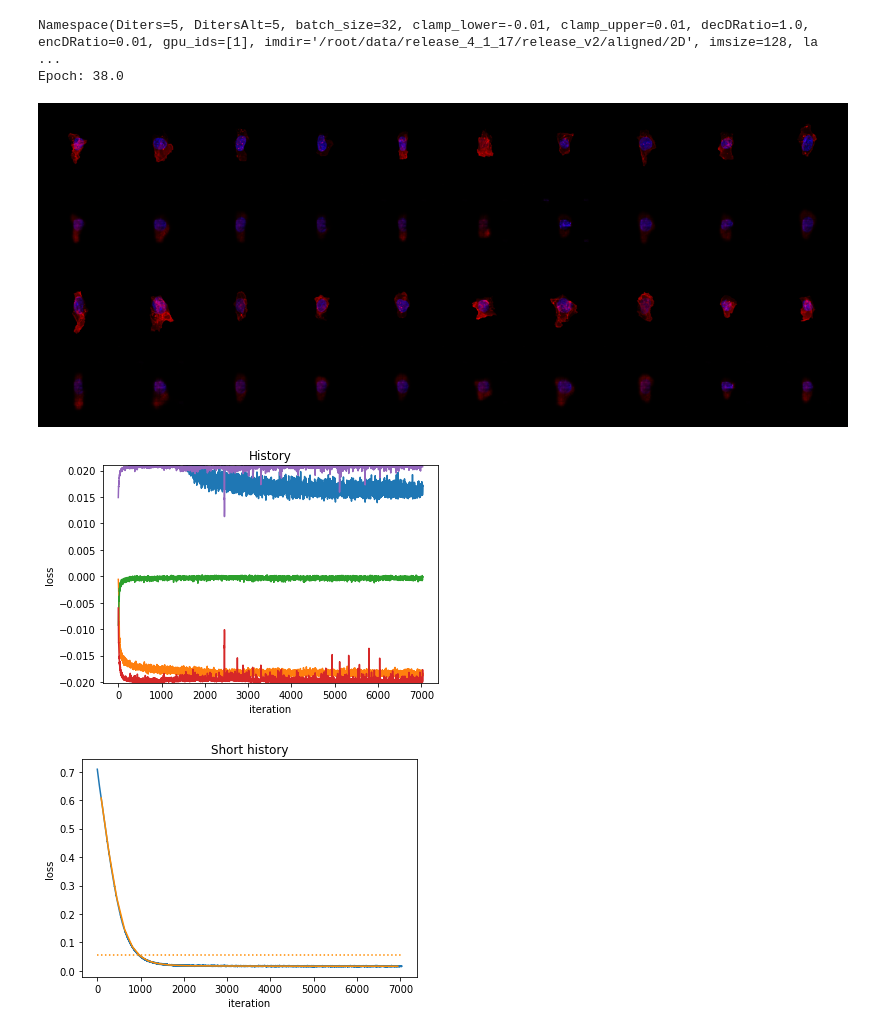
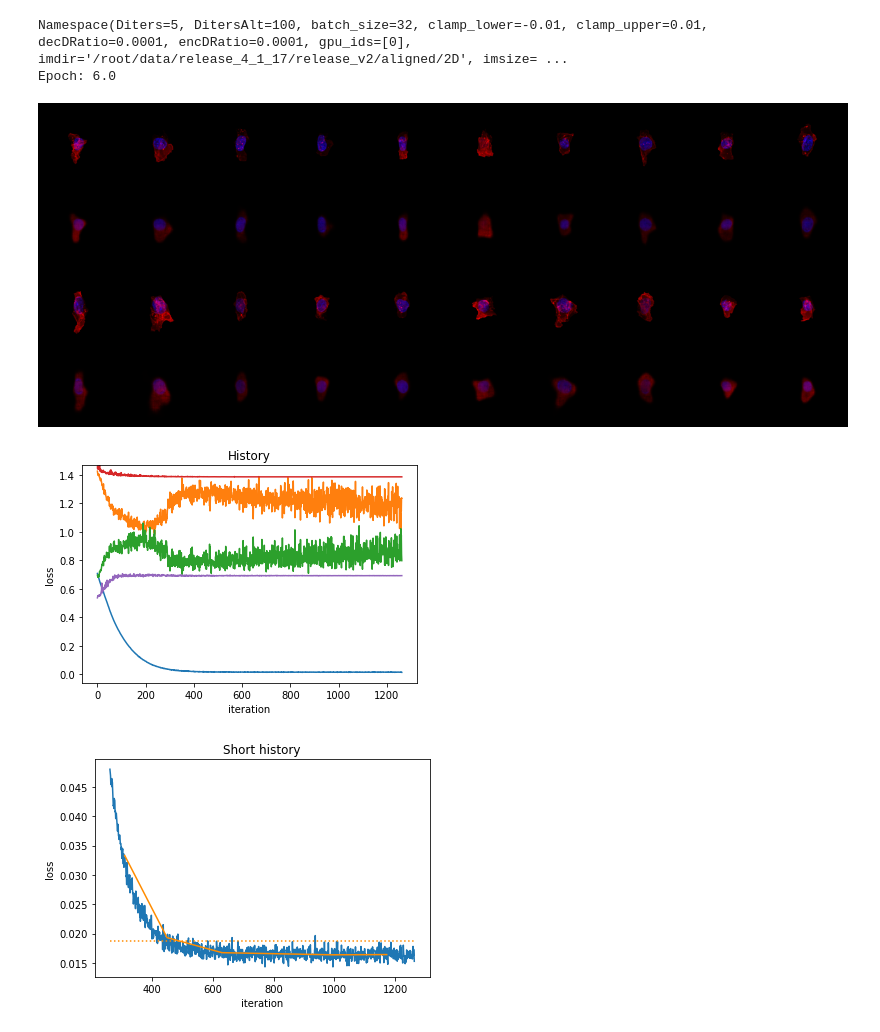
Before and after one commit to AllenCellModeling/pytorch_integrated_cell, a Jupyter notebook: plot_error.ipynb, the cells around one changed output. Cells and saved outputs as stored; diff of their text form; code cells hidden in the pictures.

Commit message:
minor fixes for displaying data

```diff
--- a/plot_error.ipynb
+++ b/plot_error.ipynb
@@ -15,36 +15,36 @@ import sklearn
 %matplotlib inline
 
 model_dir = './waaegan2_32D6/'
-model_dir = './test_waaegan3/'
-# model_dir = './test_waaegan3_2/'
-# model_dir = './test_waaegan3_3/'
-# model_dir = './test_waaegan3_5/'
-# model_dir = './test_waaegan3_6/'
-model_dir = './test_waaegan3_7/' #762 epochs, 32D
-# model_dir = './test_waaegan3_8/'
-model_dir = './test_waaegan3_9/'
-model_dir = './test_waaegan3_10/' #290 epochs, 16D
-model_dir = './test_waaegan3_11/'
-model_dir = './test_waaegan3_12/'
-# model_dir = './test_waaegan3_13/'
-# model_dir = './test_waaegan3_14/'
-# model_dir = './test_waaegan3_15/'
-# model_dir = './test_waaegan3_15/'
-# model_dir = './test_waaegan3_16/'
-# model_dir = './test_waaegan3_17/'
-model_dir = './test_waaegan3_18/'
+model_dir = './test_waaegan/test_waaegan3/'
+# model_dir = './test_waaegan/test_waaegan3_2/'
+# model_dir = './test_waaegan/test_waaegan3_3/'
+# model_dir = './test_waaegan/test_waaegan3_5/'
+# model_dir = './test_waaegan/test_waaegan3_6/'
+model_dir = './test_waaegan/test_waaegan3_7/' #762 epochs, 32D
+# model_dir = './test_waaegan/test_waaegan3_8/'
+model_dir = './test_waaegan/test_waaegan3_9/'
+model_dir = './test_waaegan/test_waaegan3_10/' #290 epochs, 16D
+model_dir = './test_waaegan/test_waaegan3_11/'
+model_dir = './test_waaegan/test_waaegan3_12/'
+# model_dir = './test_waaegan/test_waaegan3_13/'
+# model_dir = './test_waaegan/test_waaegan3_14/'
+# model_dir = './test_waaegan/test_waaegan3_15/'
+# model_dir = './test_waaegan/test_waaegan3_15/'
+# model_dir = './test_waaegan/test_waaegan3_16/'
+# model_dir = './test_waaegan/test_waaegan3_17/'
+model_dir = './test_waaegan/test_waaegan3_18/'
 
-# model_dir = './waaegan2_32D2/'
-# model_dir = './waaegan2_128D/'
+# model_dir = './test_waaegan/waaegan2_32D2/'
+# model_dir = './test_waaegan/waaegan2_128D/'
 
-# model_dir = './waaegan_128D'
+# model_dir = './test_waaegan/waaegan_128D'
 
-# model_dir = './waaegan/'
-# model_dir = './waaegan_1E-4/'
-# model_dir = './semi_waaegan/'
+# model_dir = './test_waaegan/waaegan/'
+# model_dir = './test_waaegan/waaegan_1E-4/'
+# model_dir = './test_waaegan/semi_waaegan/'
+model_dir = './test_aaegan/aaegan/'
 
-
-history = 10000
+history = 1000
 bw = 100
 
 opt = pickle.load( open( '{0}/opt.pkl'.format(model_dir), "rb" ) )
@@ -69,7 +69,7 @@ plt.xlabel('iteration')
 plt.ylabel('loss')
 
 ydat = [logger.log['encDLoss'], logger.log['decDLoss'], logger.log['minimaxEncDLoss'], logger.log['minimaxDecDLoss']]
-ymin = np.min(ydat)
+ymin = np.min(ydat.append(logger.log['reconLoss']))
 ymax = np.max(ydat)
 plt.ylim([ymin, ymax])
 
@@ -95,35 +95,35 @@ for uepoch in uepochs:
     epoch_iters[i] = np.mean(iters[inds])
     i+=1
 
 mval = np.mean(losses)
 
 plt.figure(2)
 plt.plot(x, y)
 plt.plot(epoch_iters, epoch_losses, color='darkorange')
 plt.plot([np.min(iters), np.max(iters)], [mval, mval], color='darkorange', linestyle=':')
 
 plt.title('Short history')
 plt.xlabel('iteration')
 plt.ylabel('loss')
 
 
 plt.figure(3)
 plt.scatter(embedding[:,0], embedding[:,1])
 plt.xlim([-4, 4])
 plt.ylim([-4, 4])
 plt.axis('equal')
 plt.xlabel('z1')
 plt.ylabel('z2')
 plt.title('latent space embedding')
 # plt.savefig('./{0}/embedding_{1}.png'.format(opt.save_dir, epoch), dpi=75)
 
 
 
 im_progress_path = '{0}/progress_{1}.png'.format(model_dir, epoch)
 display(Image(im_progress_path, unconfined=True))
 # %% [output]
-Namespace(Diters=5, DitersAlt=5, batch_size=32, clamp_lower=-0.01, clamp_upper=0.01, decDRatio=1.0, encDRatio=0.01, gpu_ids=[1], imdir='/root/data/release_4_1_17/release_v2/aligned/2D', imsize=128, la ...
-Epoch: 38.0
+Namespace(Diters=5, DitersAlt=100, batch_size=32, clamp_lower=-0.01, clamp_upper=0.01, decDRatio=0.0001, encDRatio=0.0001, gpu_ids=[0], imdir='/root/data/release_4_1_17/release_v2/aligned/2D', imsize= ...
+Epoch: 6.0
-[figure, old version]
+[figure, new version]
-[figure, old version]
+[figure, new version]
-[figure, old version]
+[figure, new version]
```
Also changed, not shown: parts of 2 cells of this notebook.
